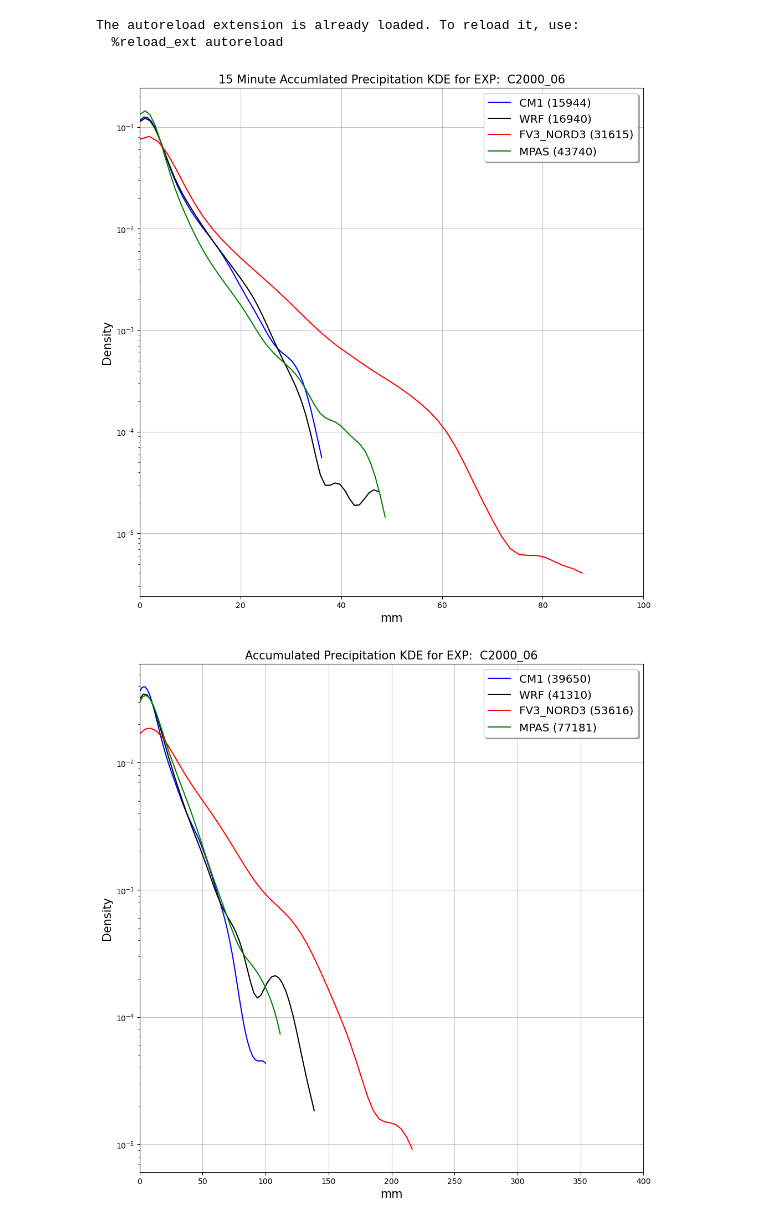
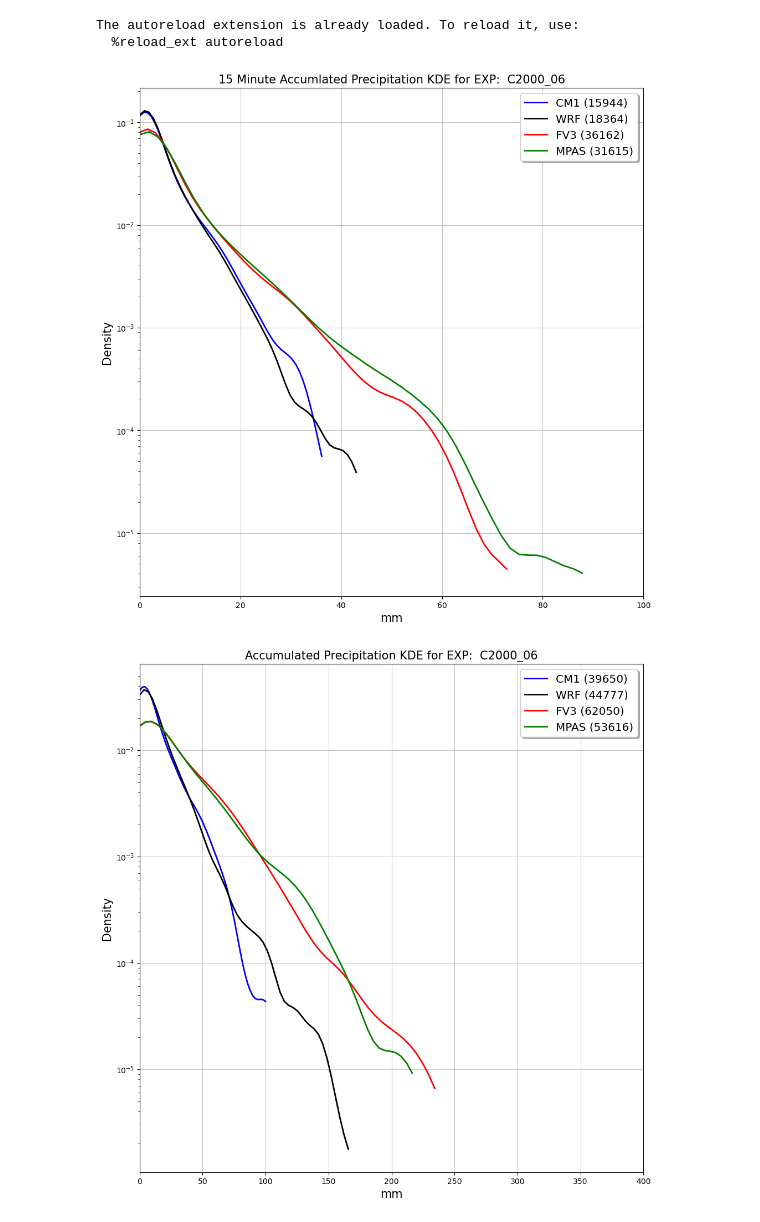
Before and after one commit to louiswicker/CAM_analysis_tools, a Jupyter notebook: ideal_cases/precip.ipynb, the cells around one changed output. Drawn from its saved outputs; the diff is of its cells as text; code cells hidden in the pictures.

```diff
--- a/ideal_cases/precip.ipynb
+++ b/ideal_cases/precip.ipynb
@@ -31,21 +31,19 @@ The autoreload extension is already loaded. To reload it, use:
 # %%
 models = { 'cm1': pickle2Obj('precip/cm1_squall_3km_accum_prec.pkl',retObj=False)}
 # %%
-models['wrf'] = pickle2Obj('precip/wrf_squall_3km_3rd_accum_prec.pkl', retObj=False)
+models['wrf'] = pickle2Obj('precip/wrf_squall_3km_accum_prec.pkl', retObj=False)
 # %%
-models['solo'] = pickle2Obj('precip/solo_squall_3km_accum_prec.pkl',retObj=False)
+models['solo'] = pickle2Obj('precip/solo_squall_3km_RR.pkl',retObj=False)
 # %%
-models['mpas'] = pickle2Obj('precip/mpas_squall_3km_accum_prec.pkl',retObj=False)
+models['mpas'] = pickle2Obj('precip/solo_squall_3km_accum_prec.pkl',retObj=False)
 # %%
 from scipy.stats import gaussian_kde
-
 
 def precip_histogram(models, label, all_times=False):
 
     fig, ax = plt.subplots(1,1, constrained_layout=True,figsize=(10,10))
 
     if all_times:
-
         xlim = [0.0, 400.]
 
     else:
@@ -59,15 +57,15 @@ def precip_histogram(models, label, all_times=False):
 
         else:
 
-    # first, compute the increments in time of precip
+        # first, compute the increments in time of precip
 
             inv = models[key][label]['accum_prec'][::-1]
 
             precip_dt = inv[0:-1] - inv[1:]
 
-    # get rid of zeros...
+        # get rid of zeros...
 
-        data_flat = precip_dt.flatten()
+        data_flat =precip_dt.flatten()
 
         data_no_zero = data_flat[data_flat >= 1.0e-1]
 
@@ -78,51 +76,51 @@ def precip_histogram(models, label, all_times=False):
         y_sp        = kde_sp.pdf(eval_points)
 
         if key == 'solo':
-            ax.plot(eval_points, y_sp, color='r', label='FV3_NORD3 (%d)' % data_no_zero.shape)
+            ax.plot(eval_points, y_sp, color='r', linewidth=2.0, label='FV3 (%d)' % data_no_zero.shape)
 
         if key == 'solo2':
-            ax.plot(eval_points, y_sp, color='r', linestyle='--', label='FV3_NORD2 (%d)' % data_no_zero.shape)
+            ax.plot(eval_points, y_sp, color='r', linewidth=2.0, linestyle='--', label='FV3_NORD2 (%d)' % data_no_zero.shape)
 
         if key == 'solo1':
-            ax.plot(eval_points, y_sp, color='r', linestyle=':', label='FV3_NORD1 (%d)' % data_no_zero.shape)
+            ax.plot(eval_points, y_sp, color='r', linewidth=2.0, linestyle=':', label='FV3_NORD1 (%d)' % data_no_zero.shape)
 
         if key == 'wrf':
-            ax.plot(eval_points, y_sp, color='k', label='WRF (%d)' % data_no_zero.shape)
+            ax.plot(eval_points, y_sp, color='k', linewidth=2.0, label='WRF (%d)' % data_no_zero.shape)
 
         if key == 'cm1':
-            ax.plot(eval_points, y_sp, color='b', label='CM1 (%d)' % data_no_zero.shape)
+            ax.plot(eval_points, y_sp, color='b', linewidth=2.0, label='CM1 (%d)' % data_no_zero.shape)
 
         if key == 'mpas':
-            ax.plot(eval_points, y_sp, color='g', label='MPAS (%d)' % data_no_zero.shape)
+            ax.plot(eval_points, y_sp, color='g', linewidth=2.0, label='MPAS (%d)' % data_no_zero.shape)
 
     ax.set_xlim(xlim[:])
     ax.set_yscale("log")
     plt.grid(axis='y', alpha=0.75)
     plt.grid(axis='x', alpha=0.75)
     ax.set_xlabel('mm',fontsize=15)
     ax.set_ylabel('Density',fontsize=15)
     legend = ax.legend(loc='upper right', shadow=True, fontsize='x-large')
     if all_times:
         ax.set_title('Accumulated Precipitation KDE for EXP:  %s' % (label), fontsize=15)
         plt.savefig("Total_Accumlated_Precipitation_KDE_Experiment_%s.png" % (label))
     else:
         ax.set_title('15 Minute Accumlated Precipitation KDE for EXP:  %s' % (label), fontsize=15)
         plt.savefig("15_Minute_Accumlated_Precipitation_KDE_Experiment_%s.png" % (label))
 
     plt.show()
 
 precip_histogram(models, 'C2000_06')
 #precip_histogram(models, 'C2000_12')
 precip_histogram(models, 'C2000_06', all_times = True)
-precip_histogram(models, 'C2000_18')
+# precip_histogram(models, 'C2000_18')
 #precip_histogram(models, 'C2000_12')
-precip_histogram(models, 'C2000_18', all_times = True)
-precip_histogram(models, 'C3500_06')
+# precip_histogram(models, 'C2000_18', all_times = True)
+# precip_histogram(models, 'C3500_06')
 #precip_histogram(models, 'C2000_12')
-precip_histogram(models, 'C3500_06', all_times = True)
-precip_histogram(models, 'C3500_18')
+# precip_histogram(models, 'C3500_06', all_times = True)
+# precip_histogram(models, 'C3500_18')
 #precip_histogram(models, 'C2000_12')
-precip_histogram(models, 'C3500_18', all_times = True)
+# precip_histogram(models, 'C3500_18', all_times = True)
 # %% [output]
-[figure, old version]
+[figure, new version]
-[figure, old version]
+[figure, new version]
```
Also changed, not shown: parts of 6 cells of this notebook, 18 other files.
